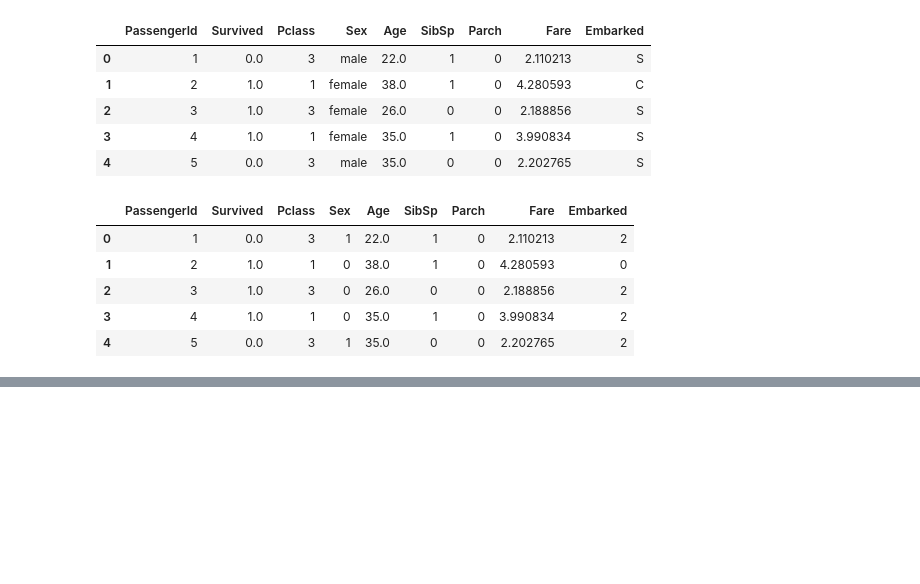
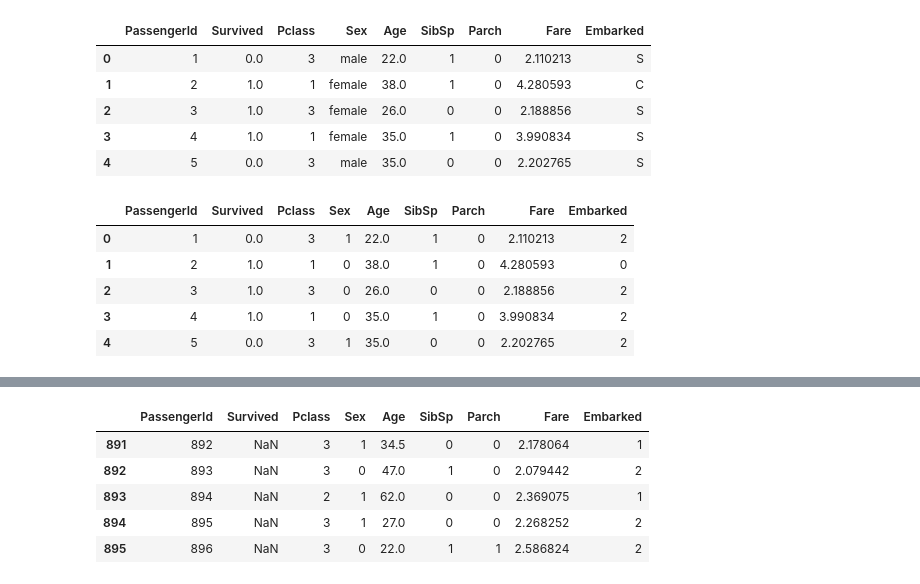
Before and after one commit to BhavyaT-135/Python-ML-Bootcamp, a Jupyter notebook: 02_titanic_dataset_analysis/titanic_dataset.ipynb, the cells around one changed output, grey strips where cells are left out. Drawn from its saved outputs; the diff is of its cells as text; code cells hidden in the pictures; blank space fills up the shorter version.

Commit message:
✨ Splitting the dataset into train and test

```diff
--- a/02_titanic_dataset_analysis/titanic_dataset.ipynb
+++ b/02_titanic_dataset_analysis/titanic_dataset.ipynb
@@ -266,0 +269,3 @@ df.head()
+# %%
+train = df.iloc[:train_len, :]
+test = df.iloc[train_len:, :]
@@ -266,0 +281,9 @@ df.head()
+# %%
+test.head()
+# %% [output]
+|  | PassengerId | Survived | Pclass | Sex | Age | SibSp | Parch | Fare | Embarked |
+| 891 | 892 | NaN | 3 | 1 | 34.5 | 0 | 0 | 2.178064 | 1 |
+| 892 | 893 | NaN | 3 | 0 | 47.0 | 1 | 0 | 2.079442 | 2 |
+| 893 | 894 | NaN | 2 | 1 | 62.0 | 0 | 0 | 2.369075 | 1 |
+| 894 | 895 | NaN | 3 | 1 | 27.0 | 0 | 0 | 2.268252 | 2 |
+| 895 | 896 | NaN | 3 | 0 | 22.0 | 1 | 1 | 2.586824 | 2 |
```
Also changed, not shown: parts of 5 cells of this notebook.
